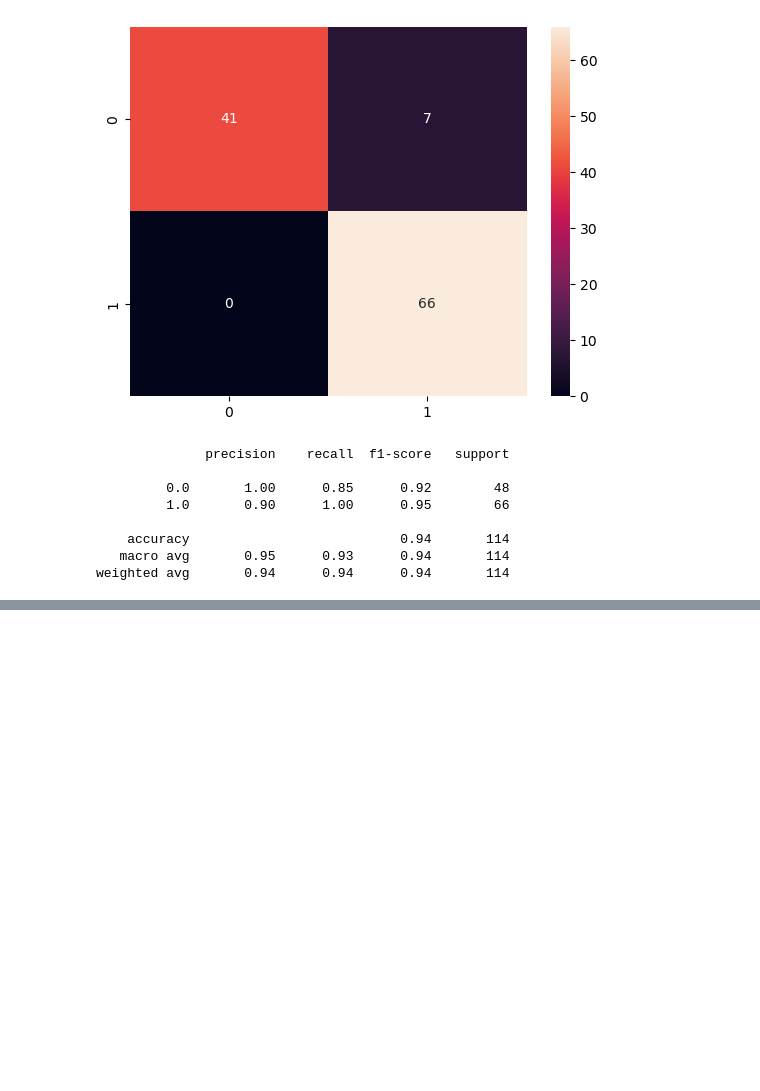
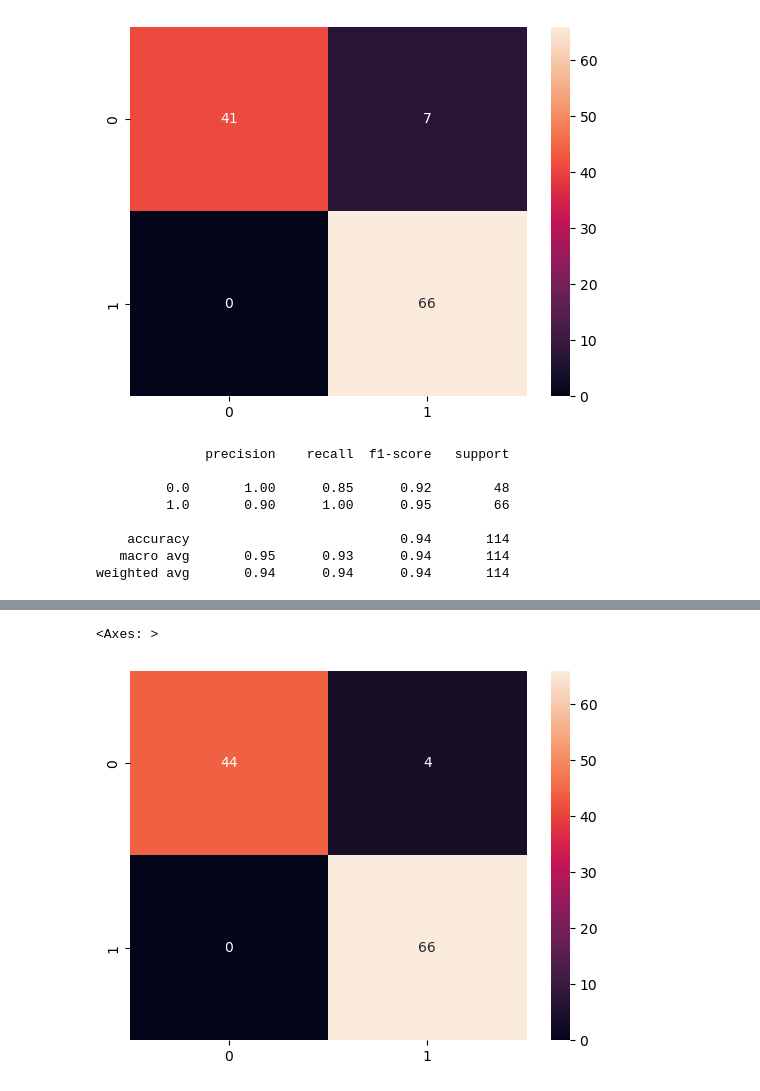
Before and after one commit to AlvaroBishop/SVM_BreastCancerPrediction, a Jupyter notebook: SVM_BreastCancerPrediction.ipynb, the cells around one changed output, grey strips where cells are left out. Drawn from its saved outputs; the diff is of its cells as text; code cells hidden in the pictures; blank space fills up the shorter version.

```diff
--- a/SVM_BreastCancerPrediction.ipynb
+++ b/SVM_BreastCancerPrediction.ipynb
@@ -254,0 +298,7 @@ weighted avg       0.94      0.94      0.94       114
+# %%
+y_predict = svc_model.predict(X_test_scaled)
+cm = confusion_matrix(y_test, y_predict)
+sns.heatmap(cm, annot = True)
+# %% [output]
+<Axes: >
+[figure, added]
```
Also changed, not shown: parts of 14 cells of this notebook.
